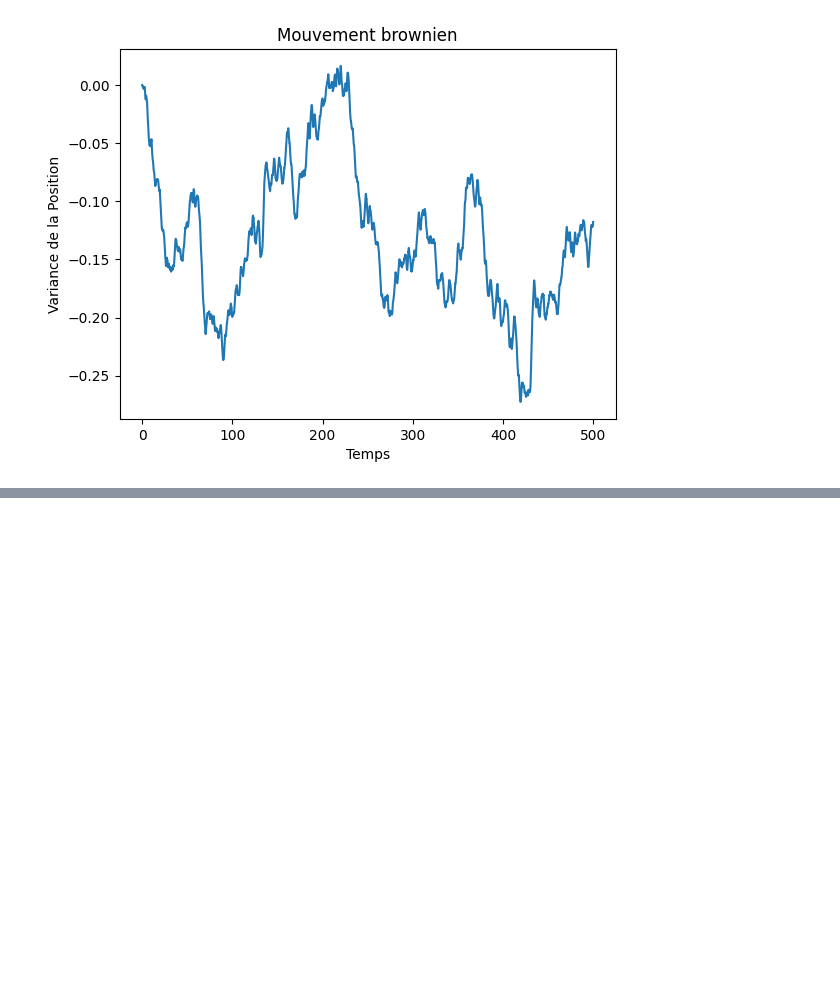
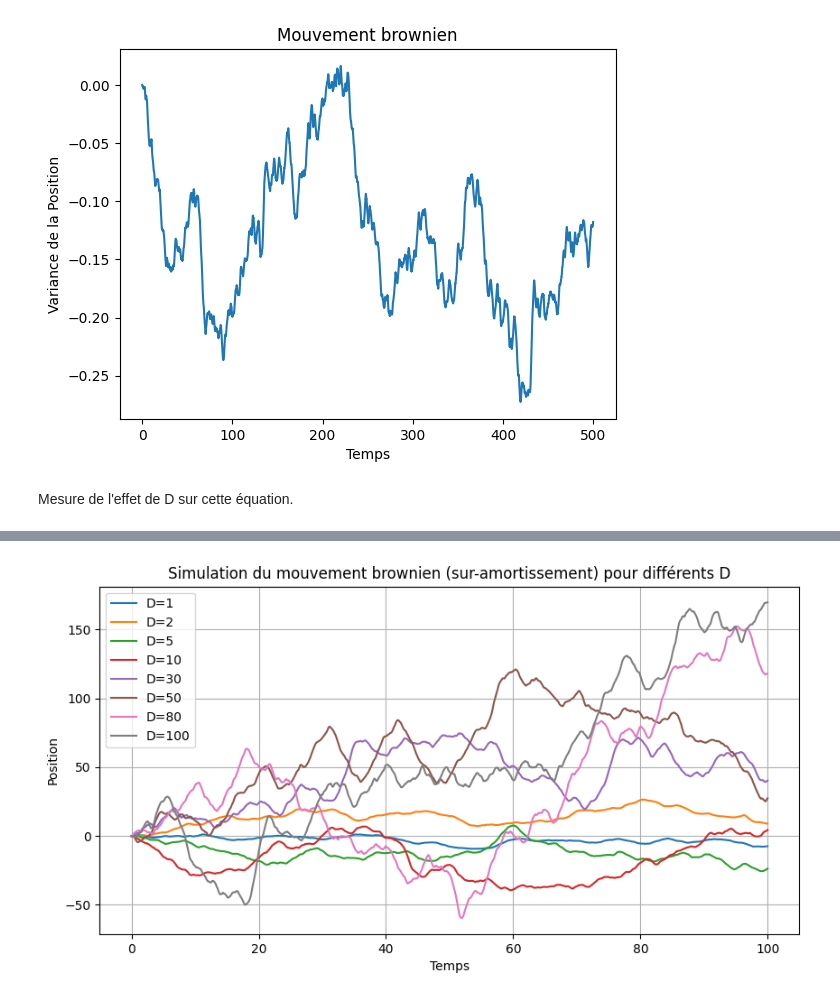
Before and after one commit to ostix360/Brownian-Motion, a Jupyter notebook: CR_speed.ipynb, the cells around one changed output, grey strips where cells are left out. Drawn from its saved outputs; the diff is of its cells as text; code cells hidden in the pictures; blank space fills up the shorter version.

```diff
--- a/CR_speed.ipynb
+++ b/CR_speed.ipynb
@@ -8,7 +8,7 @@ from scipy.optimize import curve_fit
 # %%
 # Paramètres de la simulation
 step = 10000 # Nombre de pas de temps
-dt = 0.05 # Pas de temps
+dt = 0.01 # Pas de temps
 T = step*dt # Temps total de simulation
 gamma = 1.0 # Coefficient de friction
 D = 1.0 # Coefficient de diffusion
@@ -16,6 +16,6 @@ x0 = 0.0 # Position initiale
 v0 = 0.0 # Vitesse initiale
 # Simulation du mouvement brownien
 T = step*dt # Temps total de simulation
-x0 = np.zeros((10000,)) # Position initiale
-x, v = euler_maruyama(D, gamma, T, dt, x0=x0)
+n_walks = 2000 # Nombre de trajectoires à simuler
+x0 = np.zeros((n_walks,)) # Position initiale
 t = np.arange(0, T, dt)
@@ -45,3 +46,23 @@ plt.title('Mouvement brownien')
 plt.show()
 # %% [output]
 [figure]
+# %% [markdown]
+Mesure de l'effet de D sur cette équation.
+# %%
+D = [1,2,5,10, 30, 50, 80, 100]
+x = np.zeros((len(D), step, n_walks))
+x0 = np.zeros((n_walks,))
+for i, d in enumerate(D):
+    x[i] = euler_maruyama(d, gamma, T, dt, x0=x0)[0]
+
+# Tracé de la trajectoire
+plt.figure(figsize=(10, 5))
+for i, d in enumerate(D):
+    plt.plot(t, x[i, :, 0], label='D={}'.format(d))
+plt.xlabel('Temps')
+plt.ylabel('Position')
+plt.title('Simulation du mouvement brownien (sur-amortissement) pour différents D')
+plt.legend()
+plt.grid()
+plt.show()
+# %% [output]
@@ -47,0 +77 @@ plt.show()
+[figure, added]
```
Also changed, not shown: parts of 4 cells of this notebook.
